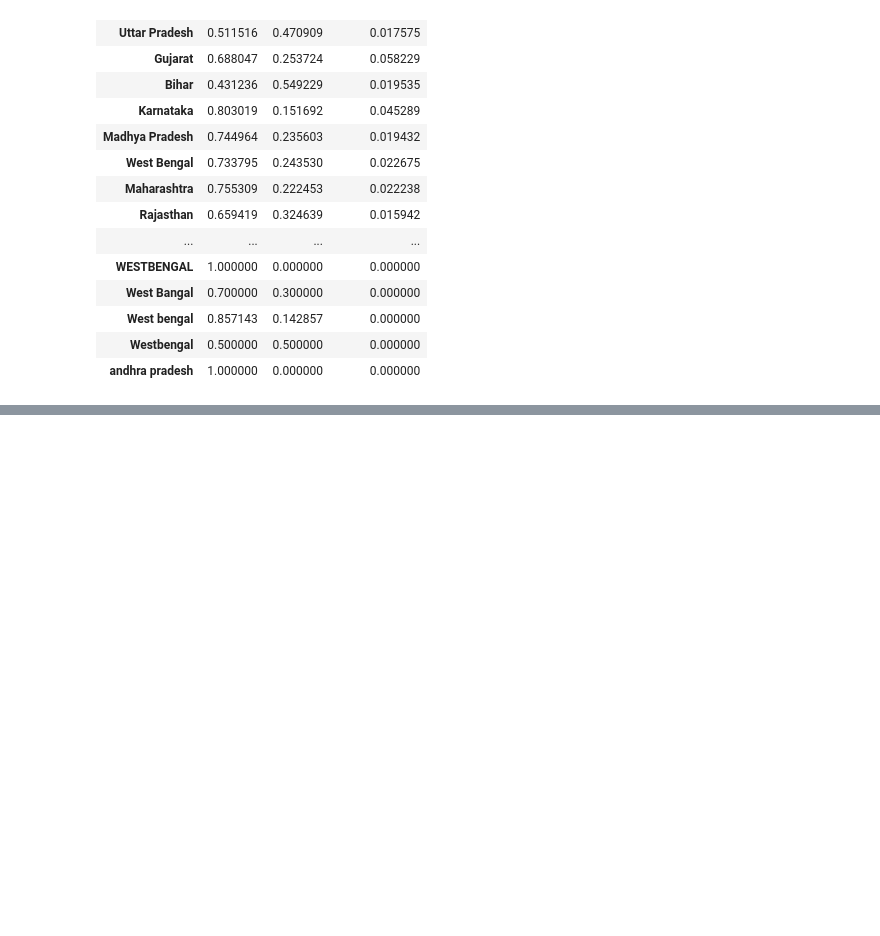
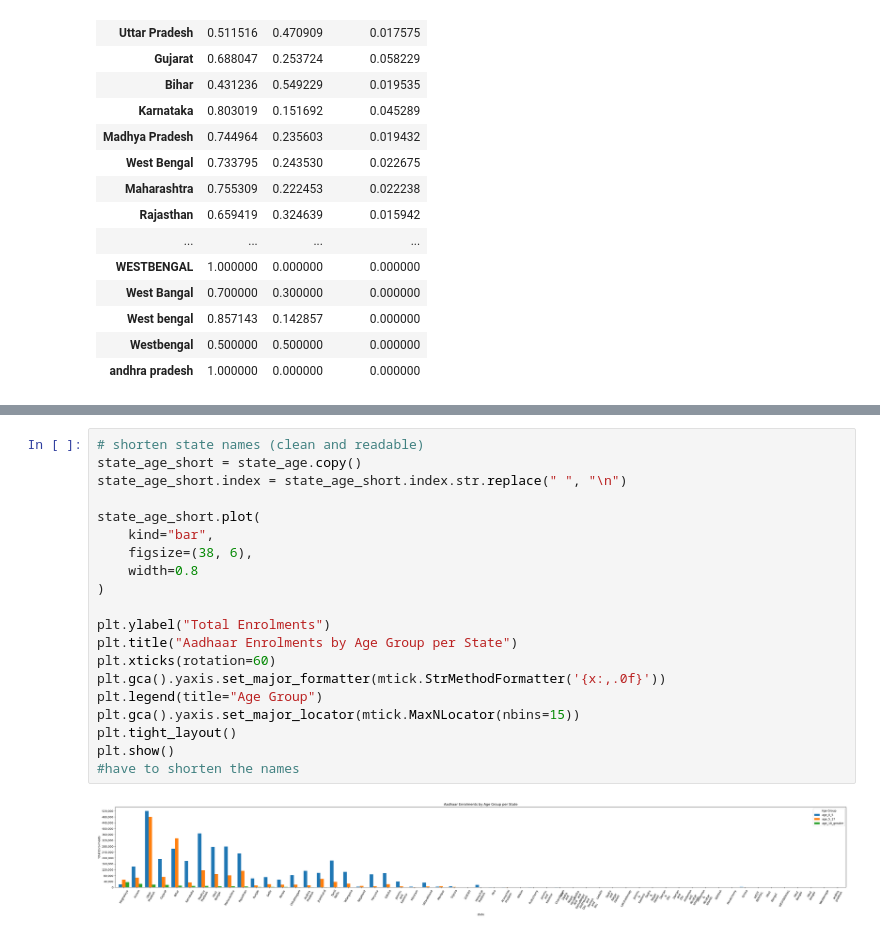
Before and after one commit to pranavdawara-py/aadhaar-analysis, a Jupyter notebook: notebooks/data_analysis.ipynb, the cells around one changed output, grey strips where cells are left out. Drawn from its saved outputs; the diff is of its cells as text; blank space fills up the shorter version.

Commit message:
Add interactive analysis cells and clean gitignore

```diff
--- a/notebooks/data_analysis.ipynb
+++ b/notebooks/data_analysis.ipynb
@@ -181,0 +181,22 @@ plt.show()
+# %%
+# shorten state names (clean and readable)
+state_age_short = state_age.copy()
+state_age_short.index = state_age_short.index.str.replace(" ", "\n")
+
+state_age_short.plot(
+    kind="bar",
+    figsize=(38, 6),
+    width=0.8
+)
+
+plt.ylabel("Total Enrolments")
+plt.title("Aadhaar Enrolments by Age Group per State")
+plt.xticks(rotation=60)
+plt.gca().yaxis.set_major_formatter(mtick.StrMethodFormatter('{x:,.0f}'))
+plt.legend(title="Age Group")
+plt.gca().yaxis.set_major_locator(mtick.MaxNLocator(nbins=15))
+plt.tight_layout()
+plt.show()
+#have to shorten the names
+# %% [output]
+[figure, added]
```
Also changed, not shown: parts of 12 cells of this notebook.
